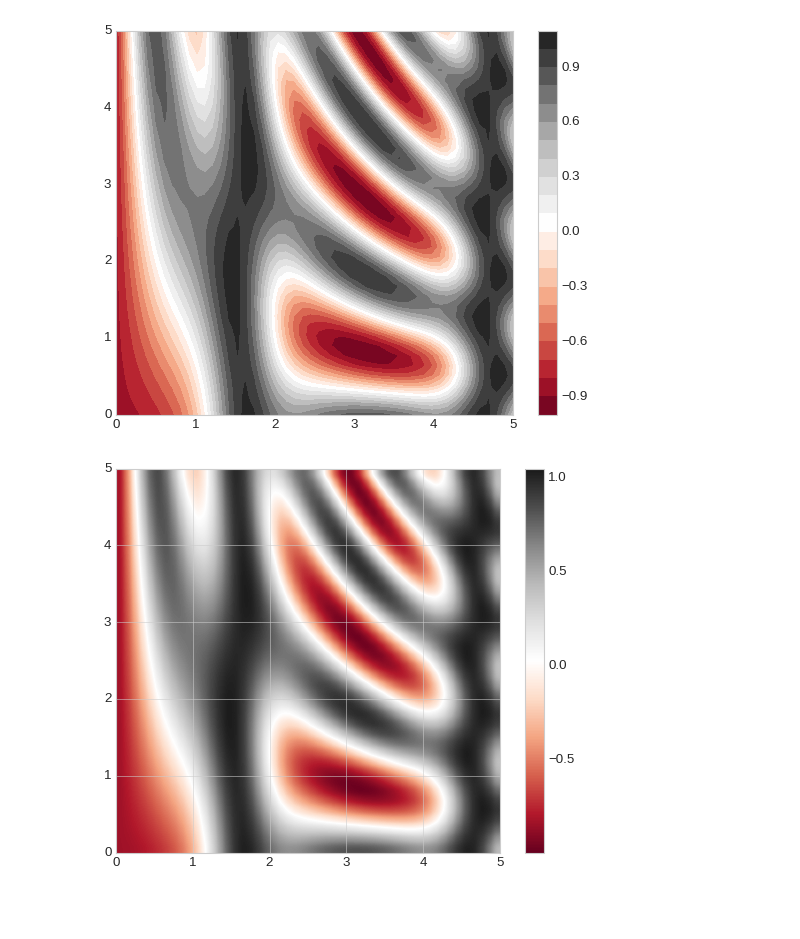
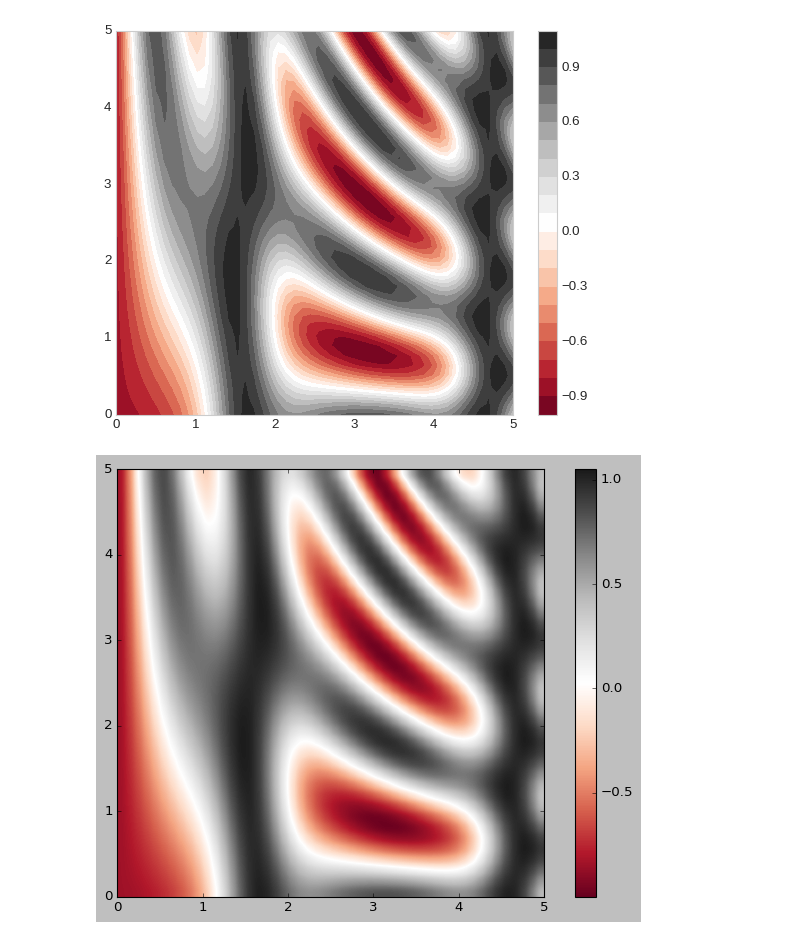
Before and after one commit to romz-pl/Jupyter-Python, a Jupyter notebook: 05-matplotlib-ext/matplotlib.ipynb, the cells around one changed output. Cells and saved outputs as stored; diff of their text form; code cells hidden in the pictures; blank space fills up the shorter version.

```diff
--- a/05-matplotlib-ext/matplotlib.ipynb
+++ b/05-matplotlib-ext/matplotlib.ipynb
@@ -16,9 +16,9 @@ print(plt.style.available)
 # %% [markdown]
 ## Choose appropriate aesthetic styles
 # %%
-# plt.style.use('classic')
+plt.style.use('classic')
 
-plt.style.use('seaborn-v0_8-whitegrid')
+# plt.style.use('seaborn-v0_8-whitegrid')
 # %% [markdown]
 ## Plot and save to file
 # %%
@@ -137,5 +137,7 @@ plt.colorbar();
 # %%
 plt.imshow(Z, extent=[0, 5, 0, 5], origin='lower', cmap='RdGy', interpolation='gaussian', aspect='equal')
 plt.colorbar();
+plt.tight_layout()
+plt.savefig('./output/density_plot.png')
 # %% [output]
-[figure, old version]
+[figure, new version]
```
Also changed, not shown: parts of 2 cells of this notebook, 2 other files.
